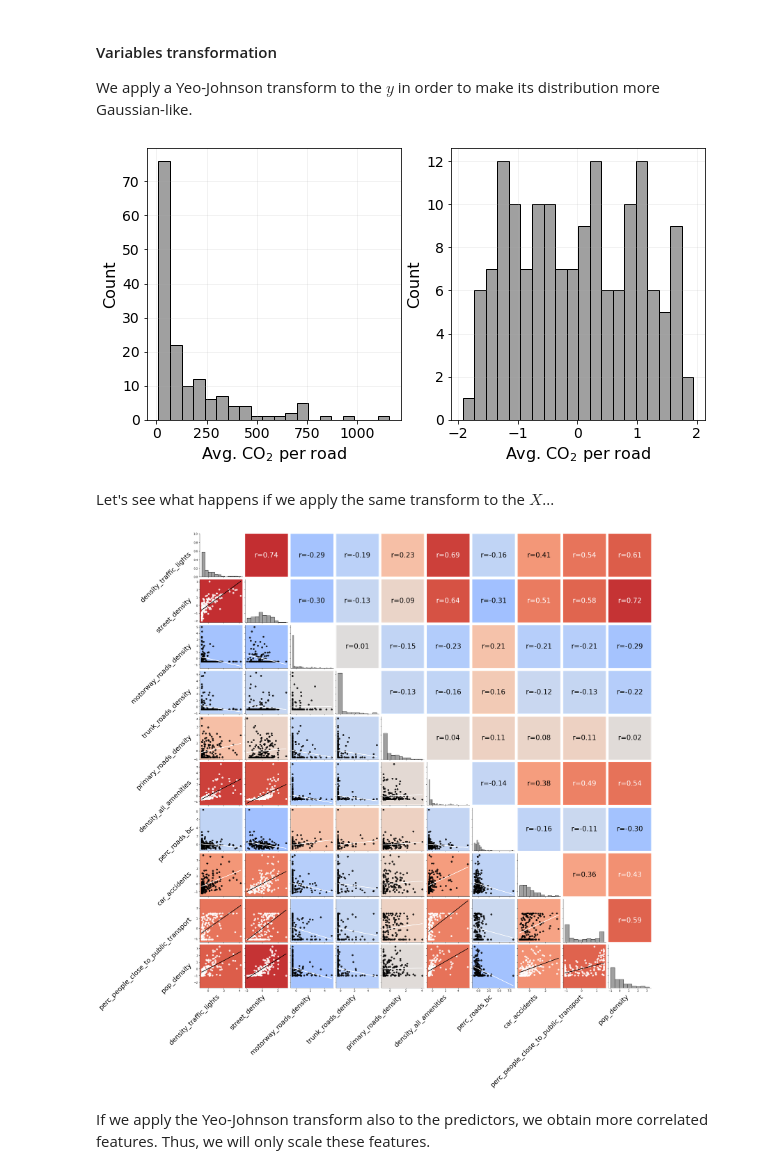
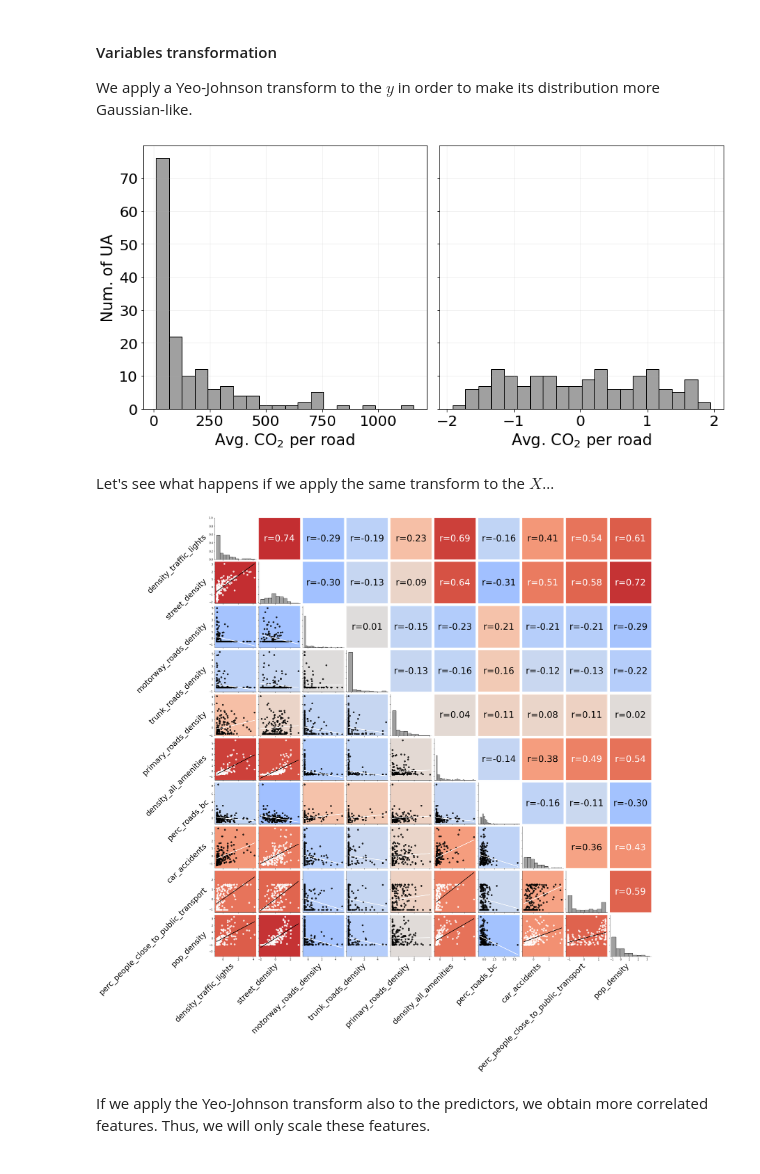
Before and after one commit to matteoboh/urbem, a Jupyter notebook: notebooks/0.9-non_spatial_regression_sklearn.ipynb, the cells around one changed output. Saved outputs shown, nothing was run; the diff lists cells and outputs as text; code cells hidden in the pictures.

```diff
--- a/notebooks/0.9-non_spatial_regression_sklearn.ipynb
+++ b/notebooks/0.9-non_spatial_regression_sklearn.ipynb
@@ -17,10 +17,11 @@ PATH_TO_PROCESSED_FILES = Path("../data/processed/")
 ROME_GEOJSON = (
     PATH_TO_PROCESSED_FILES / "Rome_urban_zones_with_features_and_emissions__epsg4326.geojson"
 )
-
 PATH_TO_OUTPUT = Path("../reports/figures/")
 
-SAVE_FIG = True
+SAVE_FIG = False
+axis_label_fontsize=21
+axis_ticklabel_fontsize=20
 
 RANDOM_STATE = 4
 
@@ -141,38 +142,41 @@ We apply a Yeo-Johnson transform to the $y$ in order to make its distribution mo
 # %%
 y = gdf_rome_connected[feature_to_predict]
 
 ## y
 pwt = PowerTransformer()
 pwt.fit(y.values.reshape(-1, 1))
 
 y_transformed = pd.Series(pwt.transform(y.values.reshape(-1, 1)).flatten())
 y_transformed.name = "Transformed avg CO2 per road"
 
-fig, ax = plt.subplots(1,2, figsize=(10,5))
+fig, ax = plt.subplots(1,2, figsize=(12,6), sharey=True)
 
 #ax[0].hist(y, bins=50, color='black')
 sns.histplot(y, color="gray", kde=False, bins=20, ax=ax[0])
 #ax[0].set_title('before transformation', fontsize=15)
-ax[0].set_xlabel(r'Avg. CO$_2$ per road', fontsize=16)
-ax[0].set_ylabel('Count', fontsize=16)
-ax[0].tick_params(axis='both', which='major', labelsize=14)
+ax[0].set_xlabel(r'Avg. CO$_2$ per road', fontsize=axis_label_fontsize)
+ax[0].set_ylabel('Num. of UA', fontsize=axis_label_fontsize)
+ax[0].tick_params(axis='both', which='major', labelsize=axis_ticklabel_fontsize)
 ax[0].grid(alpha=0.2)
 
 #ax[1].hist(y_transformed, bins=50, color='black')
 sns.histplot(y_transformed, color="gray", kde=False,bins=20, ax=ax[1])
 #ax[1].set_title(r'after transformation', fontsize=15)
-ax[1].set_xlabel(r'Avg. CO$_2$ per road', fontsize=16)
-ax[1].set_ylabel('Count', fontsize=16)
-ax[1].tick_params(axis='both', which='major', labelsize=14)
+ax[1].set_xlabel(r'Avg. CO$_2$ per road', fontsize=axis_label_fontsize)
+ax[1].set_ylabel('Num. of UA', fontsize=axis_label_fontsize)
+ax[1].tick_params(axis='both', which='major', labelsize=axis_ticklabel_fontsize)
 ax[1].grid(alpha=0.2)
+
+plt.tight_layout()
+#plt.subplots_adjust(wspace=0.3)
 
 if SAVE_FIG:
     plt.savefig(PATH_TO_OUTPUT / 'hist_y_co2_transformation.pdf', format='pdf')
-    plt.savefig(PATH_TO_OUTPUT / 'hist_y_co2_transformation.png', format='png')
+    plt.savefig(PATH_TO_OUTPUT / 'hist_y_co2_transformation.png', format='png', dpi=300)
 
 plt.show()
 # %% [output]
-[figure, old version]
+[figure, new version]
 # %% [markdown]
 Let's see what happens if we apply the same transform to the $X$...
 # %%
@@ -238,17 +242,17 @@ f.map_upper(corrfunc, cmap=plt.get_cmap("coolwarm"), norm=plt.Normalize(vmin=-0.
 f.fig.subplots_adjust(wspace=0.06, hspace=0.06)  # equal spacing in both directions
 for ax in plt.gcf().axes:
     xlabel = ax.get_xlabel()
-    ax.set_xlabel(xlabel, fontsize=25, rotation=45, ha="right")
+    ax.set_xlabel(xlabel, fontsize=30, rotation=45, ha="right")
     ylabel = ax.get_ylabel()
-    ax.set_ylabel(ylabel, fontsize=25, rotation=45, ha="right")
+    ax.set_ylabel(ylabel, fontsize=30, rotation=45, ha="right")
 
 #plt.tight_layout()
 
 if SAVE_FIG:
     plt.savefig(PATH_TO_OUTPUT / 'features_correlations.pdf', format='pdf', bbox_inches='tight')
-    plt.savefig(PATH_TO_OUTPUT / 'features_correlations.png', format='png', bbox_inches='tight')
+    plt.savefig(PATH_TO_OUTPUT / 'features_correlations.png', format='png', bbox_inches='tight', dpi=300)
 # %% [output]
-[figure, old version]
+[figure, new version]
 # %% [markdown]
 If we apply the Yeo-Johnson transform also to the predictors, we obtain more correlated features. Thus, we will only scale these features.
 # %% [markdown]
```
Also changed, not shown: parts of 9 cells of this notebook, 1 other file.
